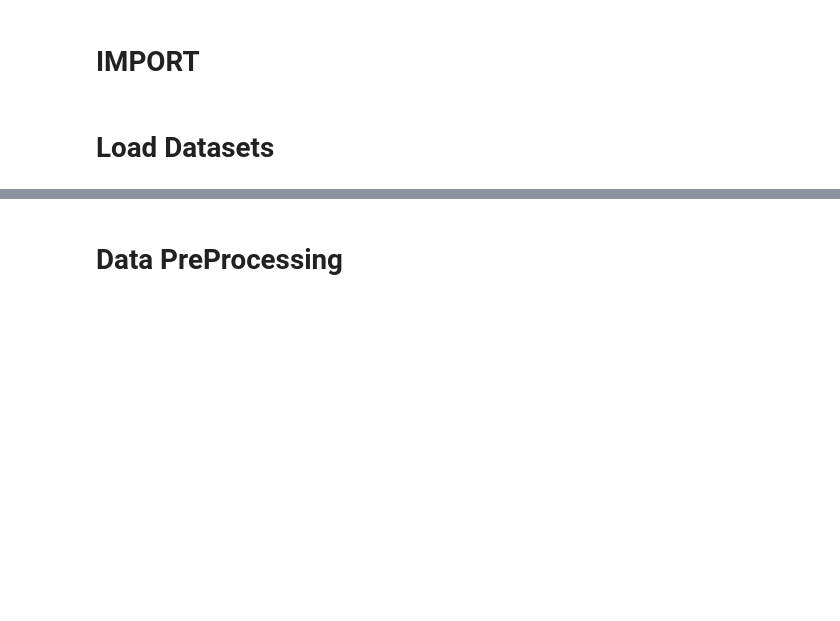
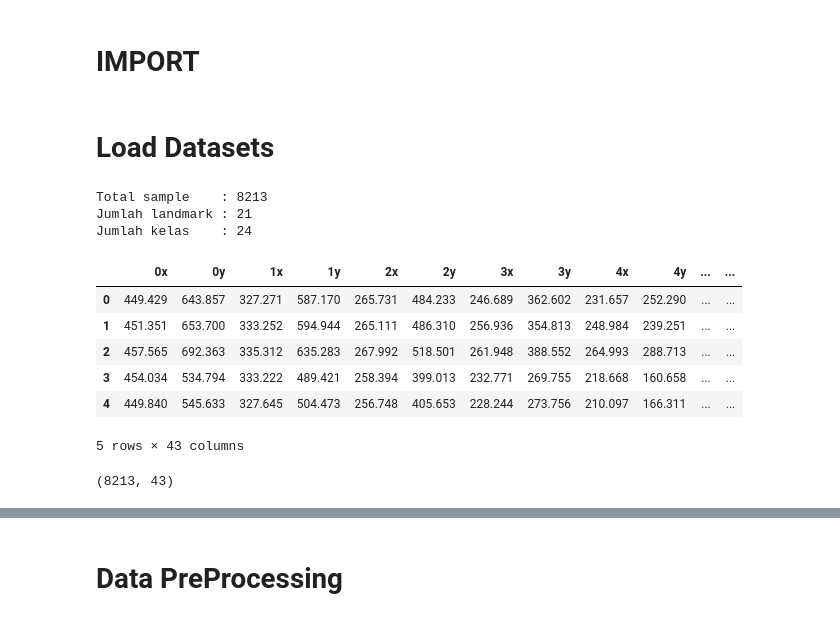
Before and after one commit to nofuruu/python_KNN_collab, a Jupyter notebook: main.ipynb, the cells around one changed output, grey strips where cells are left out. Drawn from its saved outputs; the diff is of its cells as text; code cells hidden in the pictures; blank space fills up the shorter version.

```diff
--- a/main.ipynb
+++ b/main.ipynb
@@ -13,13 +13,49 @@ from tkinter import *
 # %% [markdown]
 # Load Datasets
 # %%
-data_path = 'datasets/Datafull train.csv'
+data_path = 'datasets/Datafull terakhir test.csv'
 
-df = pd.read_csv(data_path, delimiter=";")
+df = pd.read_csv(data_path, sep=';')
+
+df = df.loc[:, ~df.columns.str.contains('^Unnamed')]
+
+label_col = df.columns[-1]
+coord_cols = df.columns[:-1]
+
+if df[label_col].dtype != object:
+    raise ValueError("Kolom label harus bertipe karakter")
+
+expected_cols = []
+for i in range(len(coord_cols) // 2):
+    expected_cols.extend([f"{i}x", f"{i}y"])
+
+if list(coord_cols) != expected_cols:
+    raise ValueError("Nama atau urutan kolom koordinat tidak sesuai")
+
+df[coord_cols] = df[coord_cols].apply(pd.to_numeric, errors='coerce')
+
+num_points = len(coord_cols) // 2
+
+print(f"Total sample    : {len(df)}")
+print(f"Jumlah landmark : {num_points}")
+print(f"Jumlah kelas    : {df[label_col].nunique()}")
 
 df.head()
+# %% [output]
+Total sample    : 8213
+Jumlah landmark : 21
+Jumlah kelas    : 24
+|  | 0x | 0y | 1x | 1y | 2x | 2y | 3x | 3y | 4x | 4y | ... | ... |
+| 0 | 449.429 | 643.857 | 327.271 | 587.170 | 265.731 | 484.233 | 246.689 | 362.602 | 231.657 | 252.290 | ... | ... |
+| 1 | 451.351 | 653.700 | 333.252 | 594.944 | 265.111 | 486.310 | 256.936 | 354.813 | 248.984 | 239.251 | ... | ... |
+| 2 | 457.565 | 692.363 | 335.312 | 635.283 | 267.992 | 518.501 | 261.948 | 388.552 | 264.993 | 288.713 | ... | ... |
+| 3 | 454.034 | 534.794 | 333.222 | 489.421 | 258.394 | 399.013 | 232.771 | 269.755 | 218.668 | 160.658 | ... | ... |
+| 4 | 449.840 | 545.633 | 327.645 | 504.473 | 256.748 | 405.653 | 228.244 | 273.756 | 210.097 | 166.311 | ... | ... |
+5 rows × 43 columns
 # %%
 # cek dimensi data sebelum masuk data preprocessing
 df.shape
+# %% [output]
+(8213, 43)
 # %%
 df.nunique() # mengecek data unique pada setiap kolom
```
Also changed, not shown: parts of 23 cells of this notebook, 1 other file.
